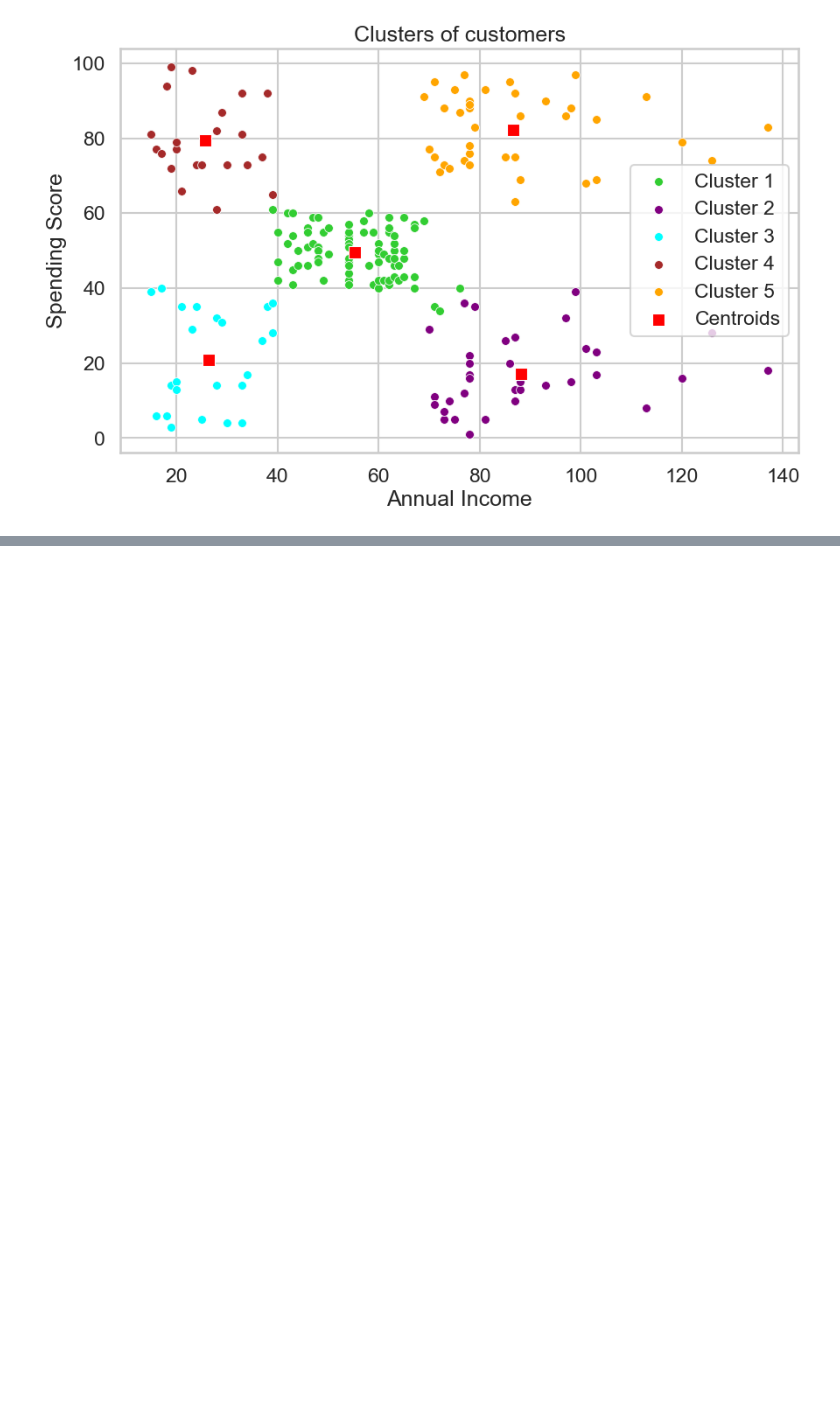
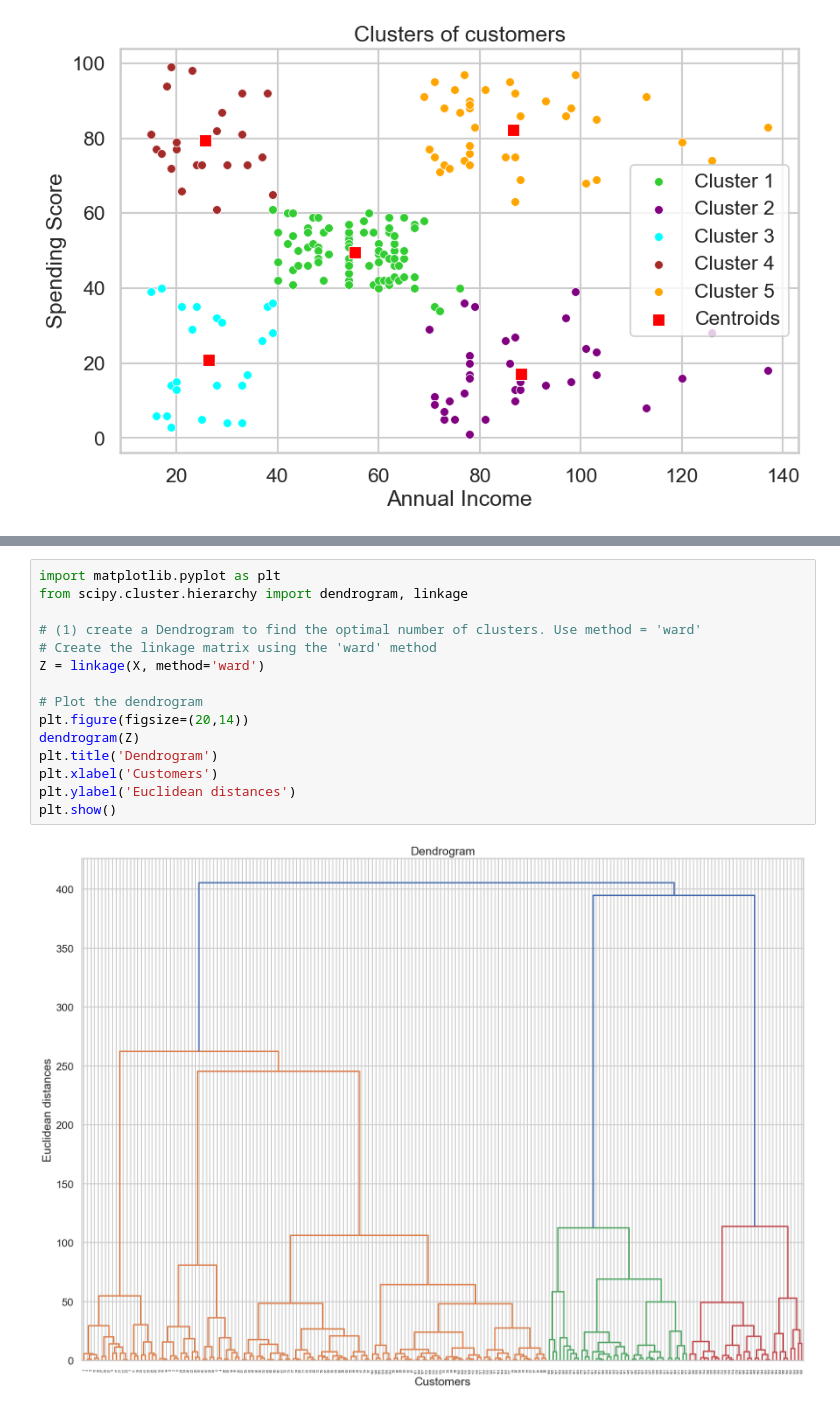
Before and after one commit to jacquelinesanchezA1/Data-Science1-CS3337, a Jupyter notebook: HW3/Homework 4.ipynb, the cells around one changed output, grey strips where cells are left out. Saved outputs shown, nothing was run; the diff lists cells and outputs as text; blank space fills up the shorter version.

```diff
--- a/HW3/Homework 4.ipynb
+++ b/HW3/Homework 4.ipynb
@@ -352,0 +360,17 @@ plt.show()
+# %%
+import matplotlib.pyplot as plt
+from scipy.cluster.hierarchy import dendrogram, linkage
+
+# (1) create a Dendrogram to find the optimal number of clusters. Use method = 'ward'
+# Create the linkage matrix using the 'ward' method
+Z = linkage(X, method='ward')
+
+# Plot the dendrogram
+plt.figure(figsize=(20,14))
+dendrogram(Z)
+plt.title('Dendrogram')
+plt.xlabel('Customers')
+plt.ylabel('Euclidean distances')
+plt.show()
+# %% [output]
+[figure, added]
```
Also changed, not shown: parts of 2 cells of this notebook.
